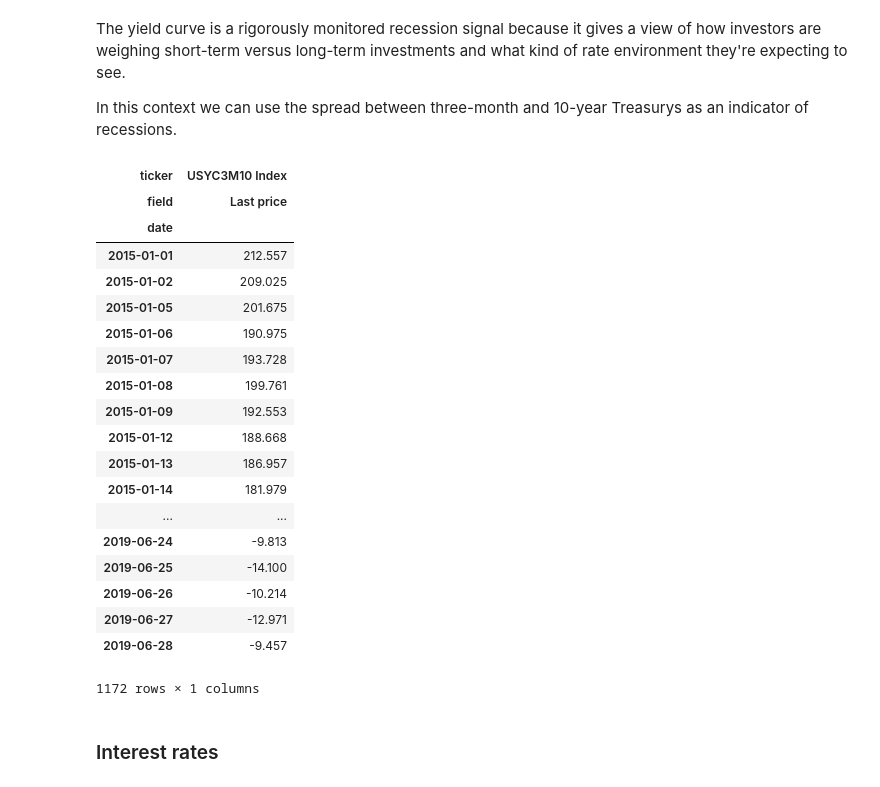
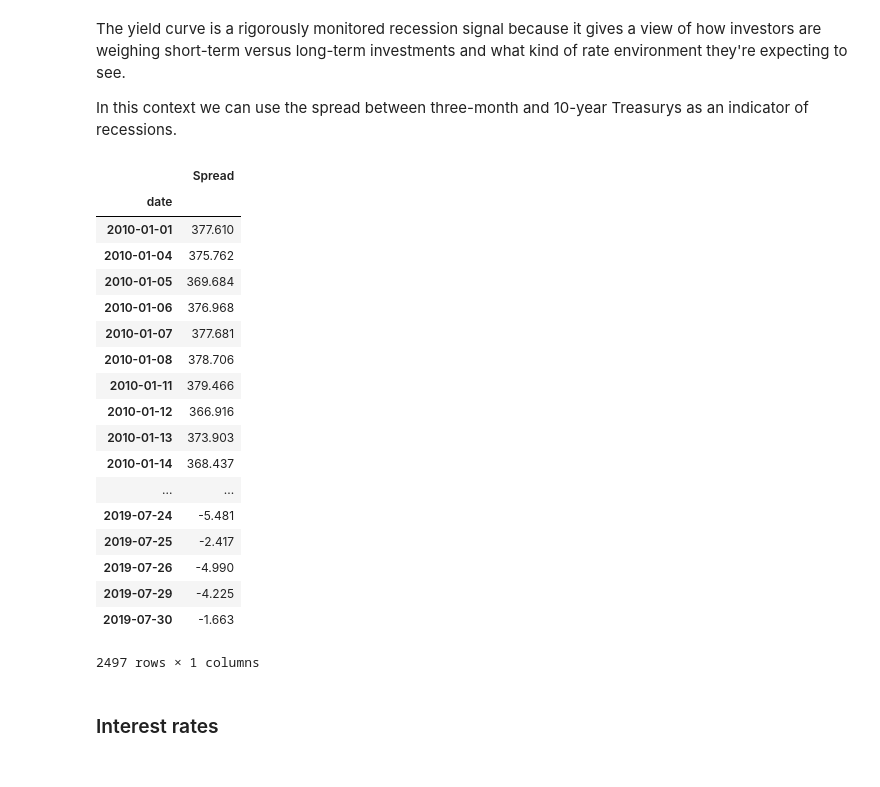
Before and after one commit to fkanoun/Finance-Fixed-Income, a Jupyter notebook: MACROS-collection.ipynb, the cells around one changed output. Cells and saved outputs as stored; diff of their text form; code cells hidden in the pictures.

```diff
--- a/MACROS-collection.ipynb
+++ b/MACROS-collection.ipynb
@@ -14,12 +12,8 @@ con.start()
 # %% [markdown]
 ### Dates Range
 # %%
-START_DATE = '20150101'
-END_DATE = '20190630'
-
-dates = pd.date_range(start=START_DATE,end=END_DATE)
-intermediate_dates = [elem.strftime("%Y%m%d") for elem in dates]
-#small_intermediate_dates = [elem.strftime("%Y%m%d") for elem in pd.date_range(start='20190101',end=END_DATE)]
+intermediate_dates = get_date_range(START_DATE,TODAY_DATE)
+#small_intermediate_dates = [elem.strftime("%Y%m%d") for elem in pd.date_range(start='20190101',end=TODAY_DATE)]
 #intermediate_dates = intermediate_dates[::-1]
 print('Number of days studied :',len(intermediate_dates))
 # %% [output]
@@ -236,32 +218,30 @@ The yield curve is a rigorously monitored recession signal because it gives a vi
 
 In this context we can use the spread between three-month and 10-year Treasurys as an indicator of recessions.
 # %%
-Spread_df = con.bdh('USYC3M10 Index','Last price',START_DATE,END_DATE)
-Spread_df = Spread_df[2:].set_index('ticker')
+Spread_df = con.bdh('USYC3M10 Index','Last price',START_DATE,TODAY_DATE)
 Spread_df.columns=['Spread']
 Spread_df.to_csv('Spread.csv')
 Spread_df
 # %% [output]
-| ticker | USYC3M10 Index |
-| field | Last price |
+|  | Spread |
 | date |  |
-| 2015-01-01 | 212.557 |
-| 2015-01-02 | 209.025 |
-| 2015-01-05 | 201.675 |
-| 2015-01-06 | 190.975 |
-| 2015-01-07 | 193.728 |
-| 2015-01-08 | 199.761 |
-| 2015-01-09 | 192.553 |
-| 2015-01-12 | 188.668 |
-| 2015-01-13 | 186.957 |
-| 2015-01-14 | 181.979 |
+| 2010-01-01 | 377.610 |
+| 2010-01-04 | 375.762 |
+| 2010-01-05 | 369.684 |
+| 2010-01-06 | 376.968 |
+| 2010-01-07 | 377.681 |
+| 2010-01-08 | 378.706 |
+| 2010-01-11 | 379.466 |
+| 2010-01-12 | 366.916 |
+| 2010-01-13 | 373.903 |
+| 2010-01-14 | 368.437 |
 | ... | ... |
-| 2019-06-24 | -9.813 |
-| 2019-06-25 | -14.100 |
-| 2019-06-26 | -10.214 |
-| 2019-06-27 | -12.971 |
-| 2019-06-28 | -9.457 |
+| 2019-07-24 | -5.481 |
+| 2019-07-25 | -2.417 |
+| 2019-07-26 | -4.990 |
+| 2019-07-29 | -4.225 |
+| 2019-07-30 | -1.663 |
-1172 rows × 1 columns
+2497 rows × 1 columns
 # %% [markdown]
 ### Interest rates
 # %%
```
Also changed, not shown: parts of 10 cells of this notebook, 41 other files.
